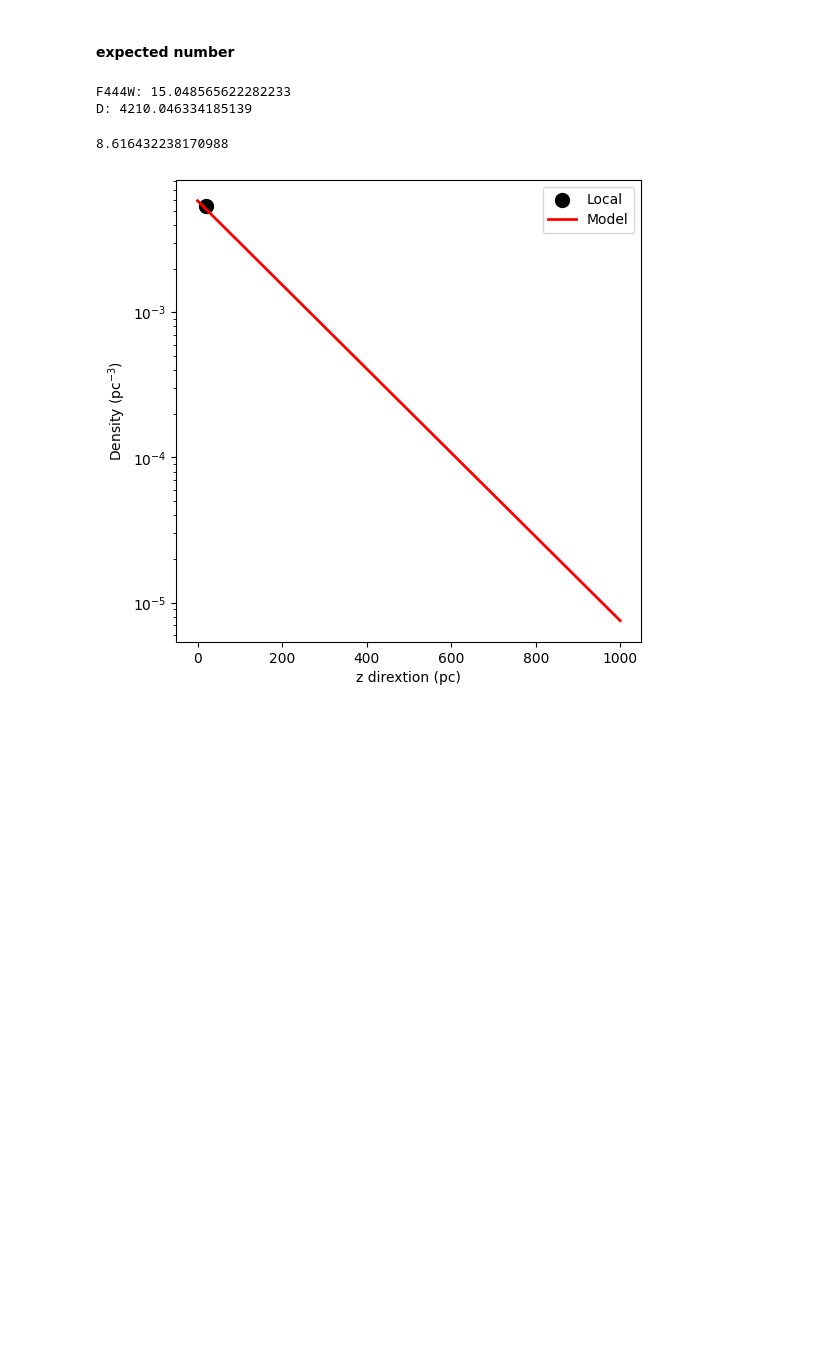
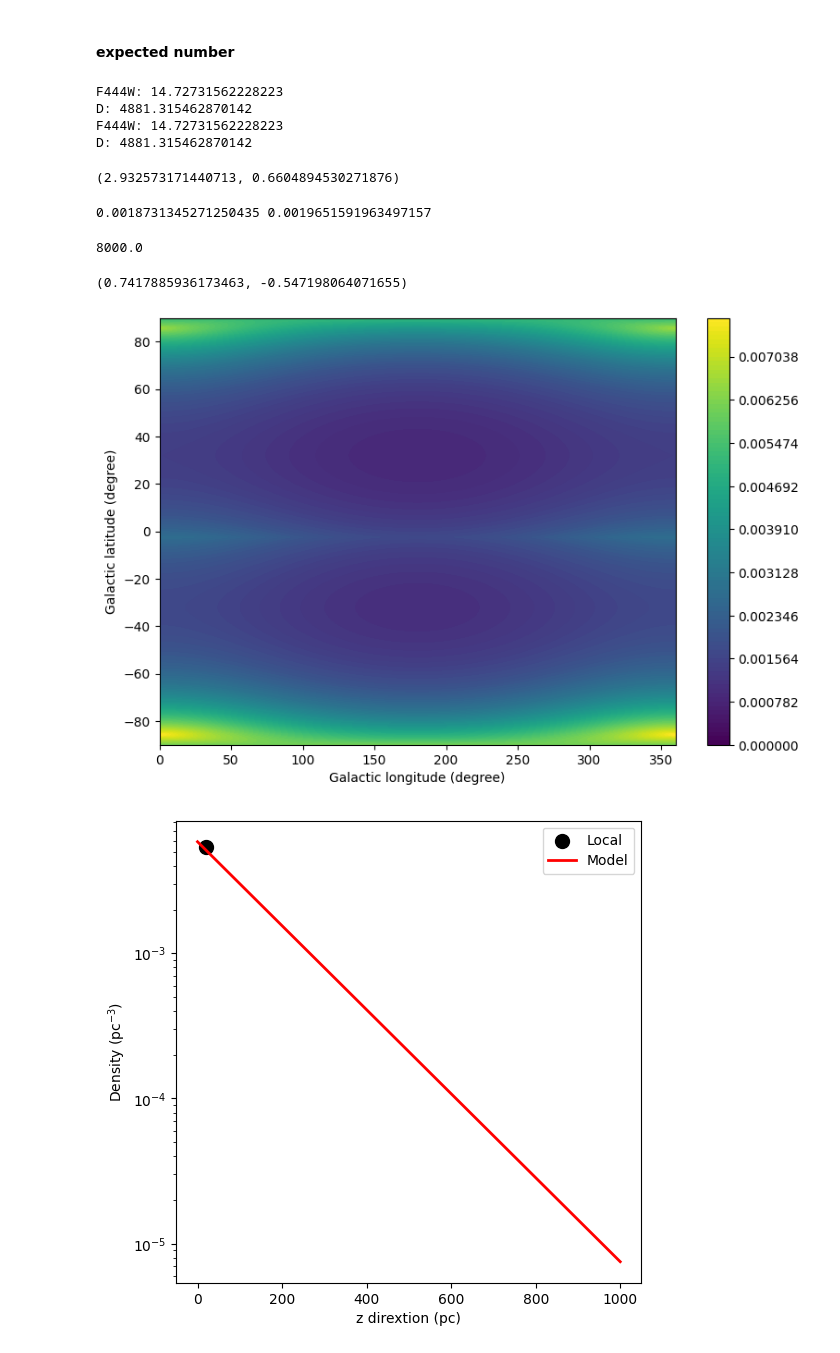
Before and after one commit to AAAAmos/JWST-BD, a Jupyter notebook: candiSelect.ipynb, the cells around one changed output. Cells and saved outputs as stored; diff of their text form; code cells hidden in the pictures; blank space fills up the shorter version.

```diff
--- a/candiSelect.ipynb
+++ b/candiSelect.ipynb
@@ -99,20 +99,22 @@ def doubleE_model(r, l, b, n0):
         star density in pc^-3
     '''
 
+    n0 = n0 * 1e-3 * 0.0524/0.00195 # scaled from Kirkpatrick et al. 2012, density at 20 pc
+
     R_Sun = 8000 # pc
     z_Sun = 25 # pc
 
-    R = np.sqrt(r**2 + (R_Sun*np.cos(b*np.pi/180))**2 - 2*r*R_Sun*np.cos(b*np.pi/180)*np.cos(l*np.pi/180))
+    R = np.sqrt(
+        R_Sun**2 + (r * np.cos(b*np.pi/180))**2 - 2*r*R_Sun * np.cos(b*np.pi/180) * np.cos(l*np.pi/180)
+    )
     Z = z_Sun + r * np.sin(b*np.pi/180)
     # print(f'R: {R}, Z: {Z}')
 
-    density = n0 * np.exp(-R/2500) * np.exp(-np.abs(Z)/300)
+    density = n0 * np.exp(-R/2500) * np.exp(-np.abs(Z)/290)
 
     return density
 
 def expected_number(omega, para, n0):
-
-    n0 = 1e-3 * 0.0524 * n0/0.00195 # scaled from Kirkpatrick et al. 2012, density at 20 pc
 
     # setup the detection distance limit
     T, log_g, Z = para
@@ -132,12 +134,56 @@ def expected_number(omega, para, n0):
     N = np.sum([doubleE_model(r, l, b, n0)*volume(r, r+(D-201)/1e4, omega) for r in np.linspace(201, D, int(1e4))])
 
     return N
-# %%
-expected_number(243, [1000, 4.5, 0.5], 1.42)
-# %% [output]
-F444W: 15.048565622282233
-D: 4210.046334185139
-8.616432238170988
+# %%
+expected_number(243, [1300, 5.0, 0.5], 1.11), expected_number(243, [1300, 5.0, 0.5], 0.25)
+# %% [output]
+F444W: 14.72731562228223
+D: 4881.315462870142
+F444W: 14.72731562228223
+D: 4881.315462870142
+(2.932573171440713, 0.6604894530271876)
+# %%
+l, b = 236.825, 42.116 # degree, for COSMOS field
+# l, b = 0, 0
+# doubleE_model(20, l, b, 1e-3 * 1.95*0.0524/0.00195)
+print(doubleE_model(20, l, b, 1.95), doubleE_model(0, l, b, 1.95))
+# %% [output]
+0.0018731345271250435 0.0019651591963497157
+# %%
+r=0
+
+R_Sun = 8000 # pc
+z_Sun = 25 # pc
+
+R = np.sqrt(
+    R_Sun**2 + (r * np.cos(b*np.pi/180))**2 - 2*r*R_Sun * np.cos(b*np.pi/180) * np.cos(l*np.pi/180)
+)
+
+R
+# %% [output]
+8000.0
+# %%
+np.cos(b*np.pi/180), np.cos(l*np.pi/180)
+# %% [output]
+(0.7417885936173463, -0.547198064071655)
+# %%
+fig, ax = plt.subplots(1, 1, figsize=(9, 6))
+
+l = np.linspace(0, 360, 1000)
+b = np.linspace(-90, 90, 1000)
+
+L, B = np.meshgrid(l, b)
+density = doubleE_model(600, L, B, 1e-3 * 1.95* 0.0524/0.00195)
+
+C = ax.contourf(L, B, density, levels=np.linspace(0, density.max(), 100), cmap='viridis')
+colorbar = fig.colorbar(C, ax=ax)
+
+ax.set_xlabel('Galactic longitude (degree)')
+ax.set_ylabel('Galactic latitude (degree)')
+
+plt.show()
+# %% [output]
+[figure, added]
 # %%
 fig, ax = plt.subplots(1, 1, figsize=(6, 6))
 
```
